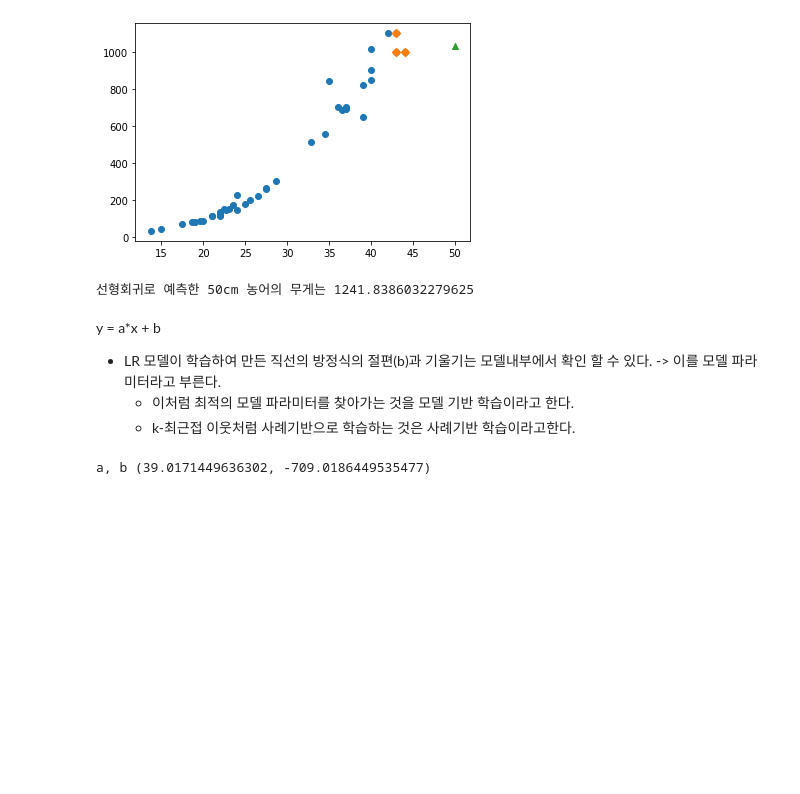
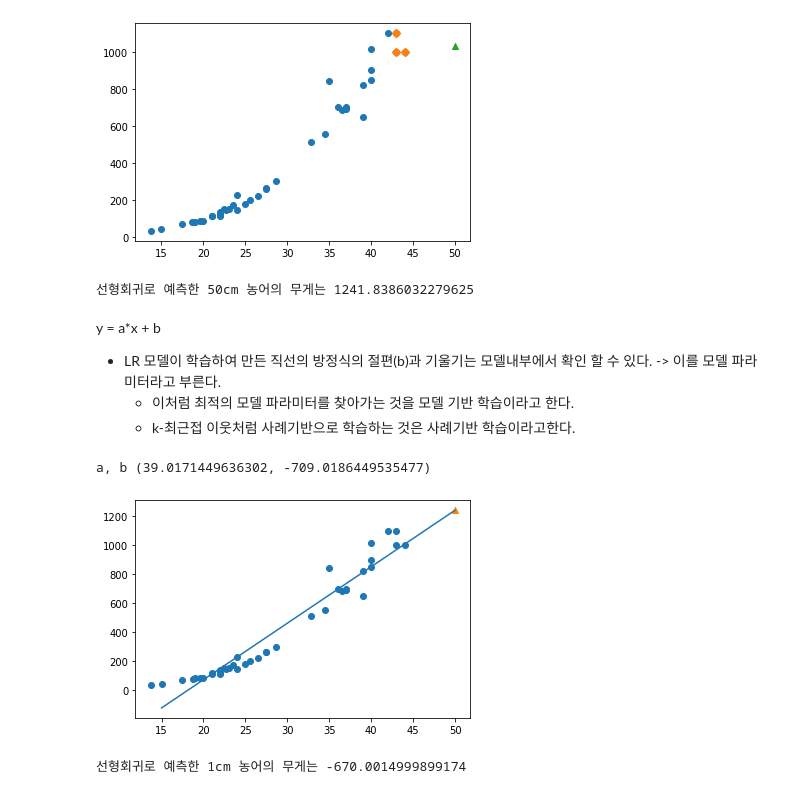
Before and after one commit to padawanR0k/summary, a Jupyter notebook: ML/2_regression.ipynb, the cells around one changed output. Drawn from its saved outputs; the diff is of its cells as text; code cells hidden in the pictures; blank space fills up the shorter version.

```diff
--- a/ML/2_regression.ipynb
+++ b/ML/2_regression.ipynb
@@ -201,3 +201,19 @@ y = a*x + b
 print(f'a, b {lr.coef_[0], lr.intercept_}') # coefficient 계수or가중치라고 불린다.
 # %% [output]
 a, b (39.0171449636302, -709.0186449535477)
+# %%
+def vis_graph(X, Y, lr):
+  plt.scatter(X, Y)
+  # 15~50 까지의 1차방정식
+  plt.plot([15,50], [15*lr.coef_ + lr.intercept_, 50* lr.coef_ + lr.intercept_])
+  #  50cm자리 1241 무게의 송어데이터
+  plt.scatter(50, 1241.8, marker="^")
+  plt.show()
+
+vis_graph(train_X, train_Y, lr)
+# %% [output]
+[figure, added]
+# %%
+print(f'선형회귀로 예측한 1cm 농어의 무게는 {lr.predict([[1]])[0]}') # 무게는 음수값을 가질 수 없다. 이를 해결하기 위해서는 모델을 다항식 그래프로 만들어야한다.
+# %% [output]
+선형회귀로 예측한 1cm 농어의 무게는 -670.0014999899174
```
Also changed, not shown: parts of 3 cells of this notebook, 3 other files.
